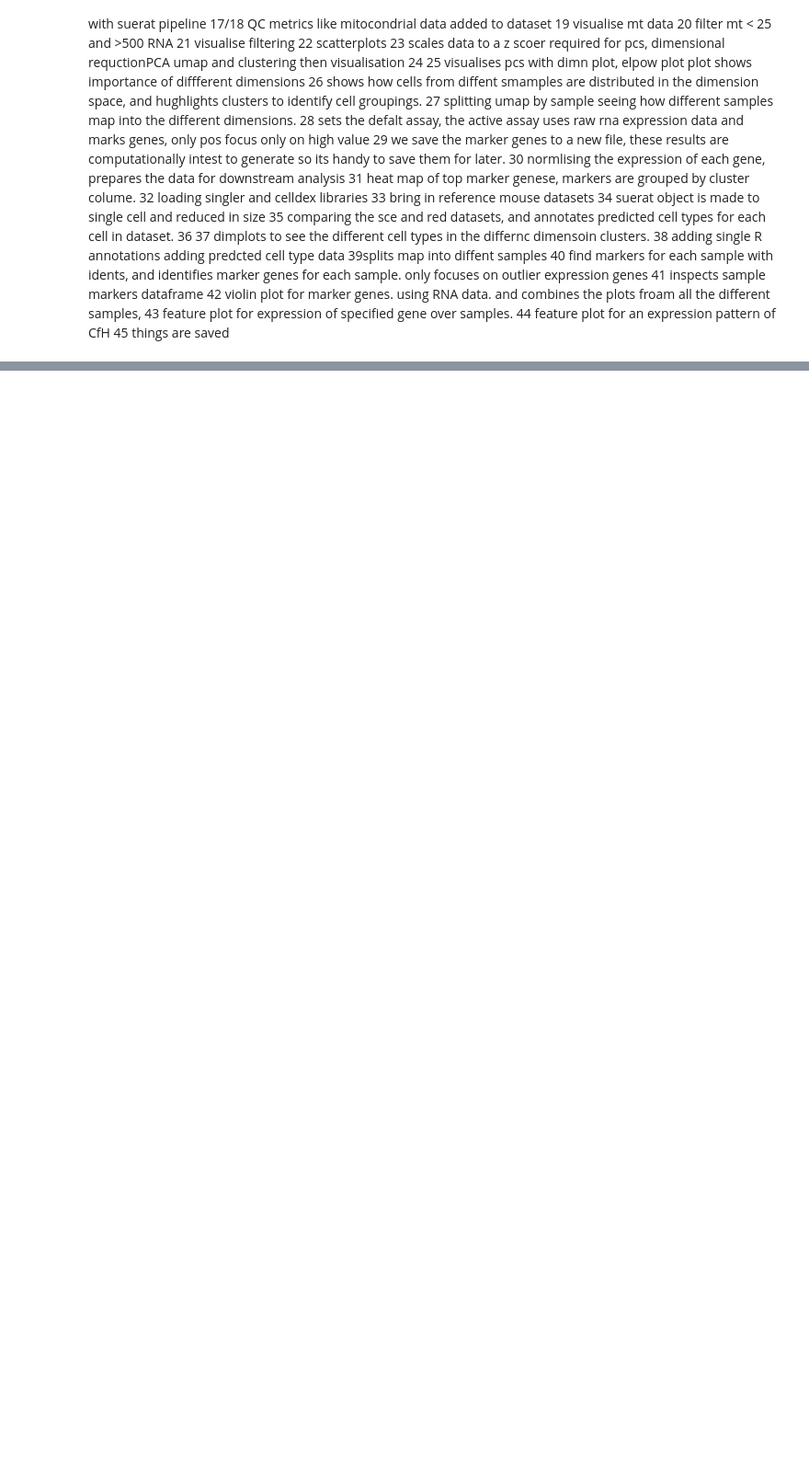
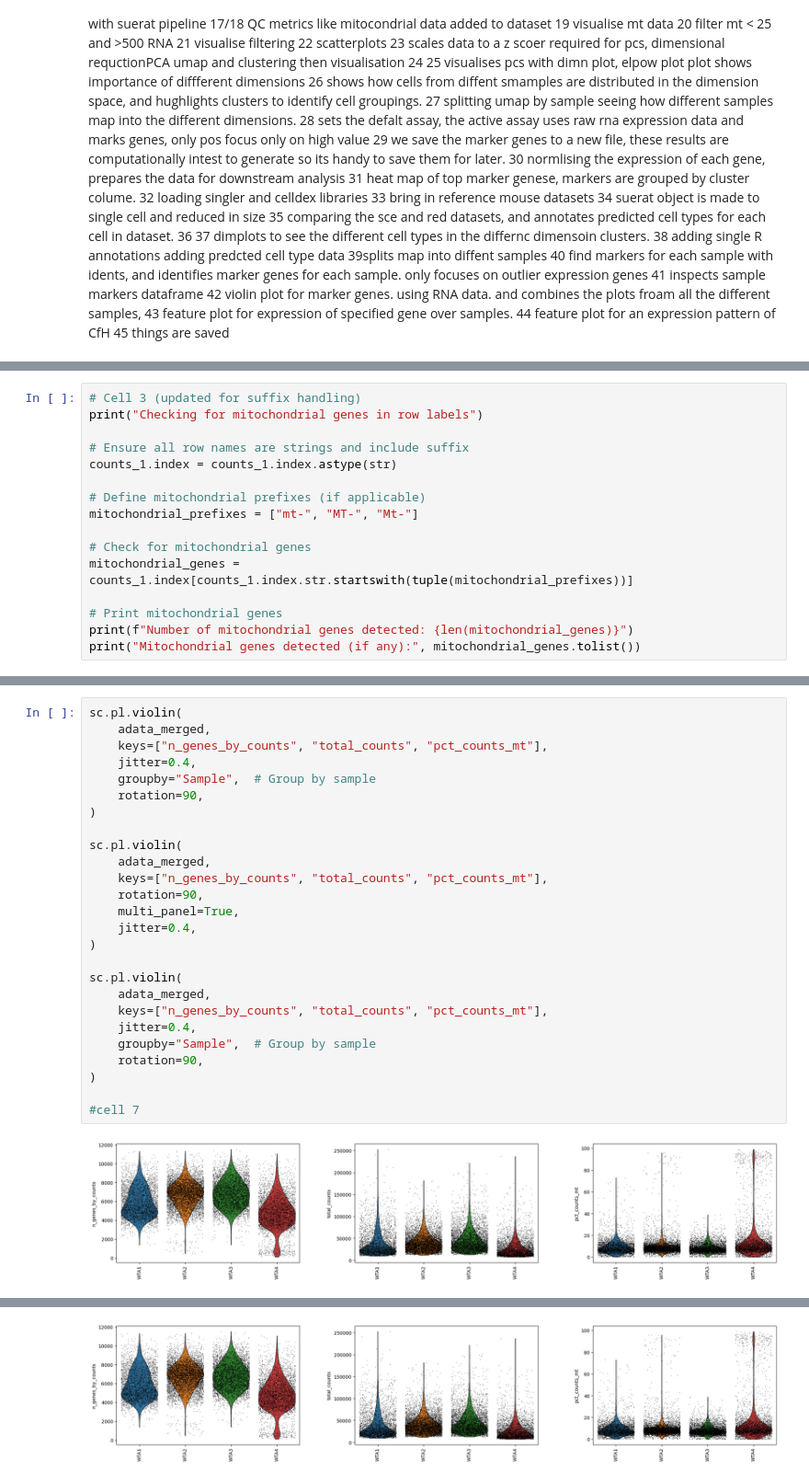
Before and after one commit to MisterAodh/SingleCellPipeline, a Jupyter notebook: analysis_pipeline.ipynb, the cells around one changed output, grey strips where cells are left out. Shown at 92% size. Cells and saved outputs as stored; diff of their text form; blank space fills up the shorter version.

```diff
--- a/analysis_pipeline.ipynb
+++ b/analysis_pipeline.ipynb
@@ -350,0 +108,16 @@ UMAP embedding complete.
+# %%
+# Cell 3 (updated for suffix handling)
+print("Checking for mitochondrial genes in row labels")
+
+# Ensure all row names are strings and include suffix
+counts_1.index = counts_1.index.astype(str)
+
+# Define mitochondrial prefixes (if applicable)
+mitochondrial_prefixes = ["mt-", "MT-", "Mt-"]
+
+# Check for mitochondrial genes
+mitochondrial_genes = counts_1.index[counts_1.index.str.startswith(tuple(mitochondrial_prefixes))]
+
+# Print mitochondrial genes
+print(f"Number of mitochondrial genes detected: {len(mitochondrial_genes)}")
+print("Mitochondrial genes detected (if any):", mitochondrial_genes.tolist())
@@ -350,0 +233,28 @@ UMAP embedding complete.
+# %%
+sc.pl.violin(
+    adata_merged,
+    keys=["n_genes_by_counts", "total_counts", "pct_counts_mt"],
+    jitter=0.4,
+    groupby="Sample",  # Group by sample
+    rotation=90,
+)
+
+sc.pl.violin(
+    adata_merged,
+    keys=["n_genes_by_counts", "total_counts", "pct_counts_mt"],
+    rotation=90,
+    multi_panel=True,
+    jitter=0.4,
+)
+
+sc.pl.violin(
+    adata_merged,
+    keys=["n_genes_by_counts", "total_counts", "pct_counts_mt"],
+    jitter=0.4,
+    groupby="Sample",  # Group by sample
+    rotation=90,
+)
+
+#cell 7
+# %% [output]
+[figure, added]
@@ -350,0 +262 @@ UMAP embedding complete.
+[figure, added]
```
Also changed, not shown: parts of 33 cells of this notebook.
